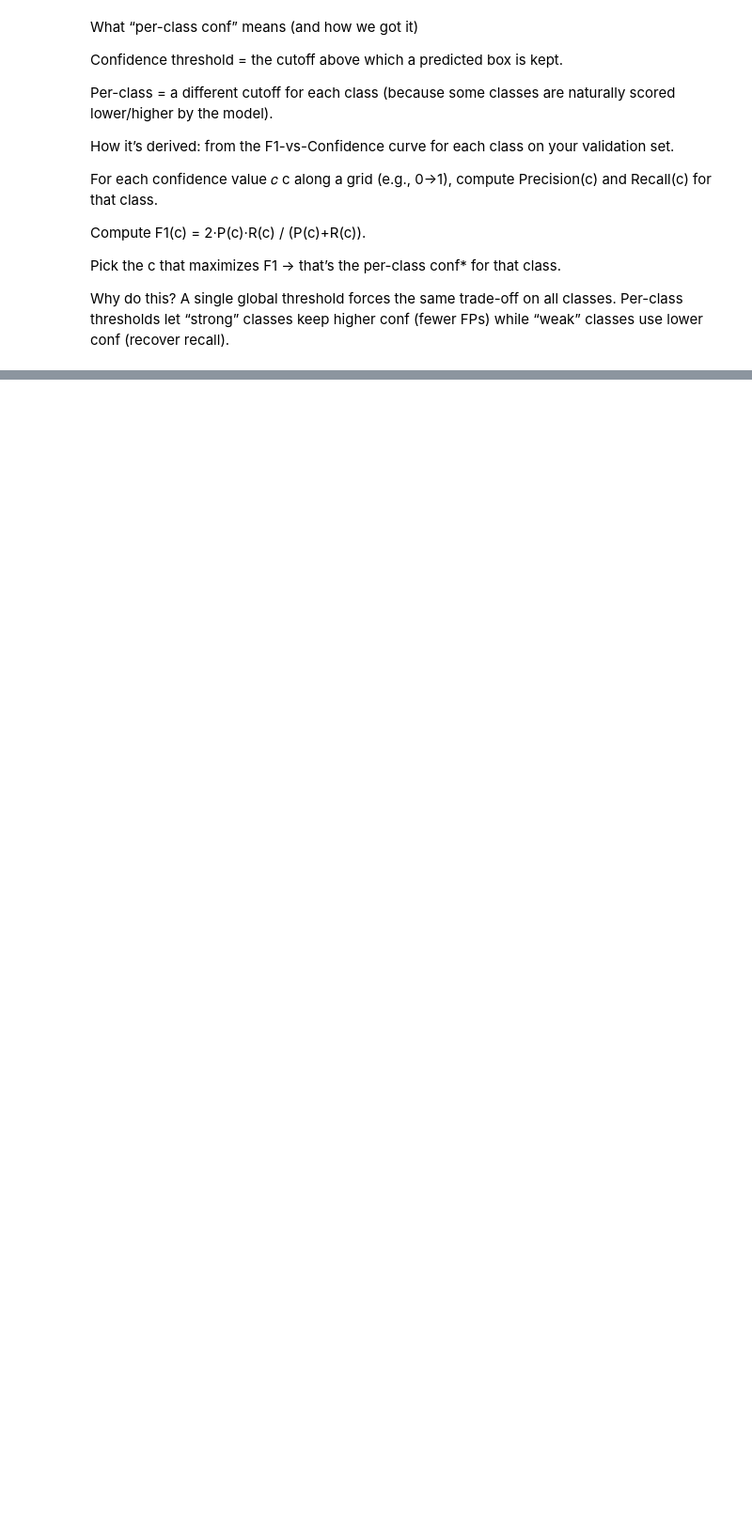
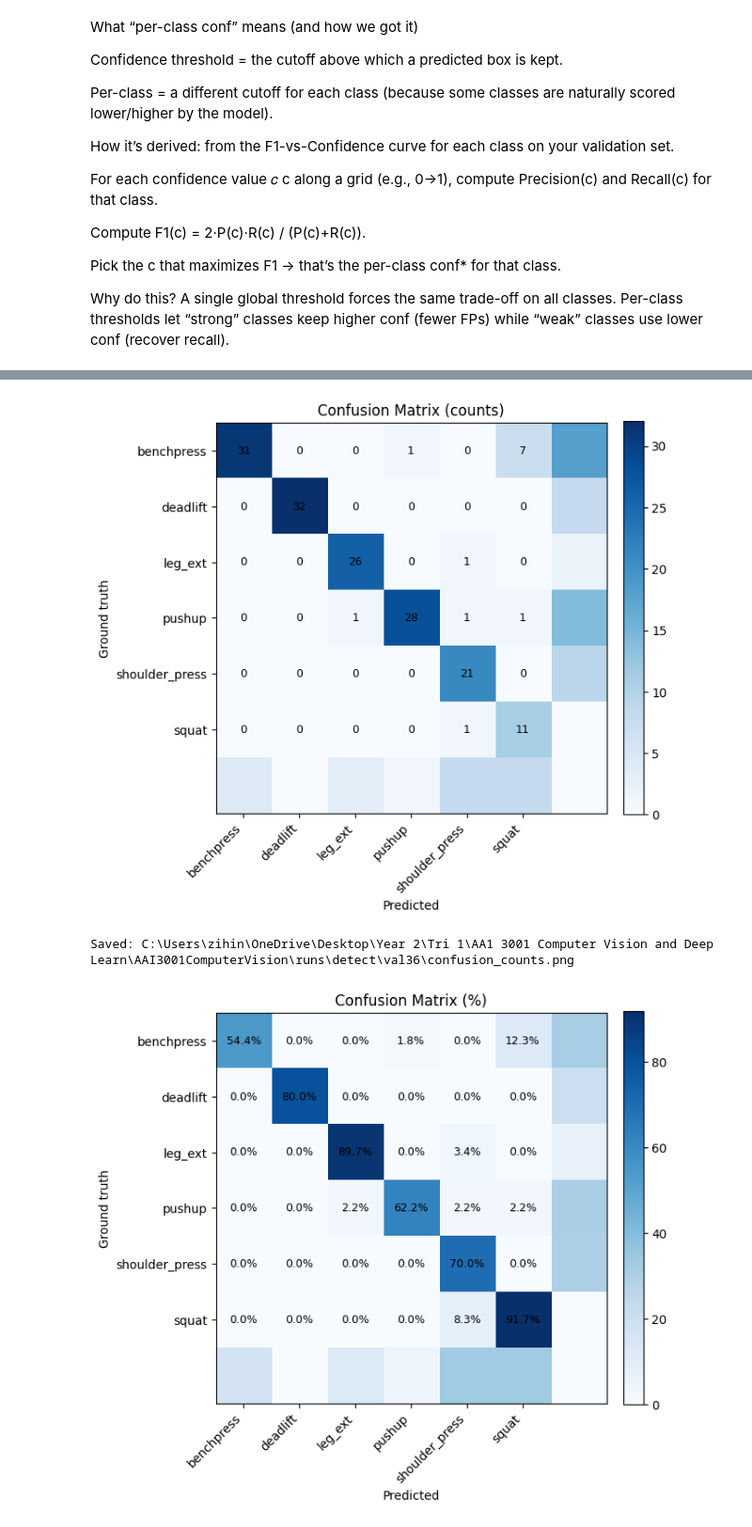
Before and after one commit to Dionkcq/AAI3001ComputerVision, a Jupyter notebook: annotatev2.ipynb, the cells around one changed output, grey strips where cells are left out. Shown: that part at 94% size. Drawn from its saved outputs; the diff is of its cells as text; code cells hidden in the pictures; blank space fills up the shorter version.

Commit message:
Added v4 and visualisation

```diff
--- a/annotatev2.ipynb
+++ b/annotatev2.ipynb
@@ -1301,3 +1285,5 @@ Compute F1(c) = 2·P(c)·R(c) / (P(c)+R(c)).
 Pick the c that maximizes F1 → that’s the per-class conf* for that class.
 
 Why do this? A single global threshold forces the same trade-off on all classes. Per-class thresholds let “strong” classes keep higher conf (fewer FPs) while “weak” classes use lower conf (recover recall).
+# %%
+v = YOLO(BEST_PT).val(data=V3_YAML, imgsz=896, plots=True, workers=0)
@@ -1303,0 +1305,53 @@ Why do this? A single global threshold forces the same trade-off on all classes.
+# %%
+import numpy as np
+import matplotlib.pyplot as plt
+from pathlib import Path
+import yaml
+
+# If you don't already have v from a val run, uncomment:
+# from ultralytics import YOLO
+# v = YOLO(str(BEST_PT)).val(data=str(V3_YAML), imgsz=896, plots=True, workers=0)
+
+save_dir = Path(v.save_dir)  # where Ultralytics saved PR/F1 curves
+cm = np.array(v.confusion_matrix.matrix, dtype=float)  # shape [C, C], rows=GT, cols=Pred
+assert cm.size > 0, "Confusion matrix is empty. Ensure your val set has labels and the val() completed."
+
+# Load class names from your data.yaml
+with open(str(V3_YAML), "r", encoding="utf-8") as f:
+    y = yaml.safe_load(f)
+names = y["names"] if isinstance(y["names"], list) else [y["names"][i] for i in range(len(y["names"]))]
+
+def plot_cm(mat, names, title, fname, fmt="%d"):
+    C = len(names)
+    fig, ax = plt.subplots(figsize=(0.8*C + 2, 0.8*C + 2))
+    im = ax.imshow(mat, cmap="Blues")
+    ax.figure.colorbar(im, ax=ax, fraction=0.046, pad=0.04)
+    ax.set_xticks(np.arange(C), labels=names, rotation=45, ha="right")
+    ax.set_yticks(np.arange(C), labels=names)
+    ax.set_xlabel("Predicted")
+    ax.set_ylabel("Ground truth")
+    ax.set_title(title)
+    # annotate cells
+    for i in range(C):
+        for j in range(C):
+            val = mat[i, j]
+            ax.text(j, i, (fmt % val) if fmt != "%.1f%%" else (fmt % val),
+                    ha="center", va="center", color="black", fontsize=9)
+    plt.tight_layout()
+    out = save_dir / fname
+    fig.savefig(out, dpi=200)
+    plt.show()
+    plt.close(fig)
+    print("Saved:", out)
+
+# 1) Counts heatmap
+plot_cm(cm, names, "Confusion Matrix (counts)", "confusion_counts.png", fmt="%d")
+
+# 2) Row-normalized (%) heatmap
+row_sums = cm.sum(axis=1, keepdims=True) + 1e-9
+cm_pct = (cm / row_sums) * 100.0
+plot_cm(cm_pct, names, "Confusion Matrix (%)", "confusion_percent.png", fmt="%.1f%%")
+# %% [output]
+[figure, added]
+Saved: C:\Users\zihin\OneDrive\Desktop\Year 2\Tri 1\AA1 3001 Computer Vision and Deep Learn\AAI3001ComputerVision\runs\detect\val36\confusion_counts.png
+[figure, added]
```
Also changed, not shown: parts of 20 cells of this notebook, 3 other files.
